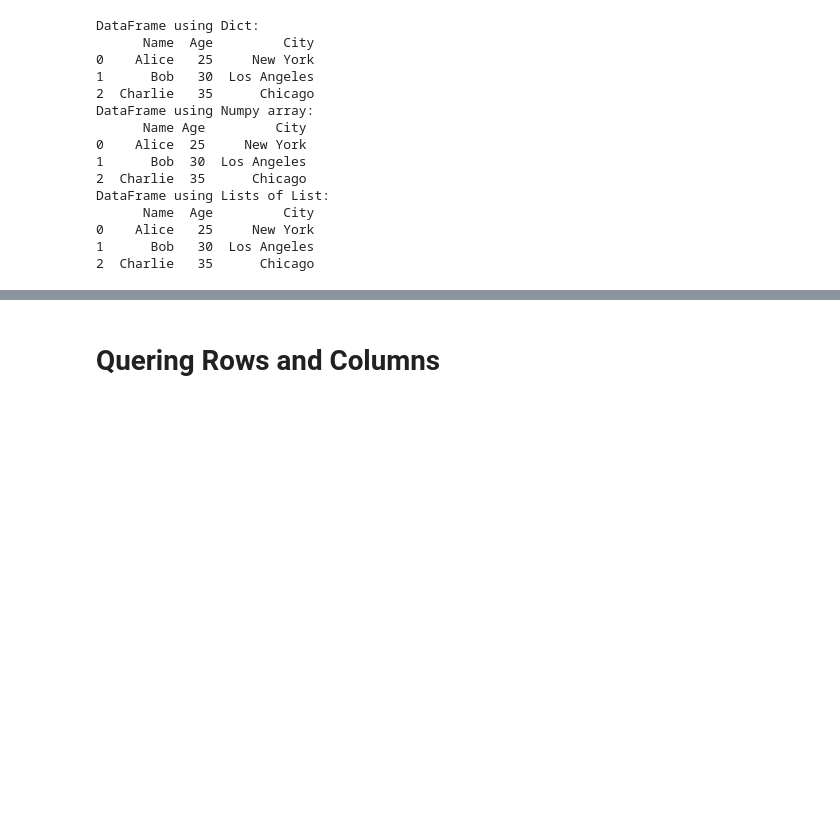
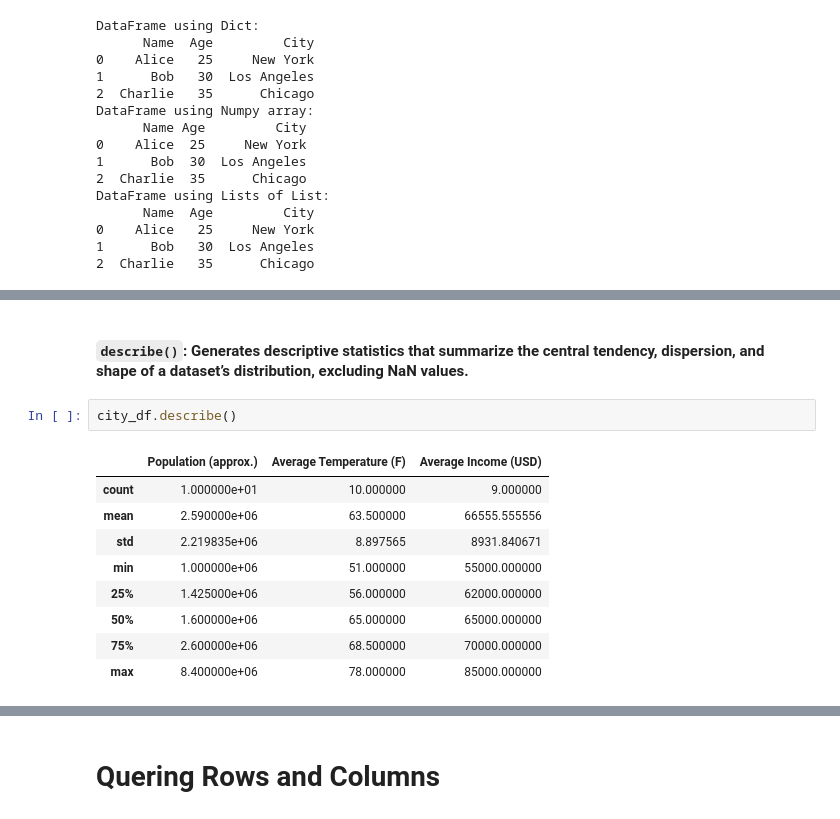
Before and after one commit to babli18/Programming-for-Analytics, a Jupyter notebook: Lectures/class 5.ipynb, the cells around one changed output, grey strips where cells are left out. Drawn from its saved outputs; the diff is of its cells as text; blank space fills up the shorter version.

```diff
--- a/Lectures/class 5.ipynb
+++ b/Lectures/class 5.ipynb
@@ -190,0 +297,14 @@ Size of Data Frame: 15
+# %% [markdown]
+#### `describe()`: Generates descriptive statistics that summarize the central tendency, dispersion, and shape of a dataset’s distribution, excluding NaN values.<br>
+# %%
+city_df.describe()
+# %% [output]
+|  | Population (approx.) | Average Temperature (F) | Average Income (USD) |
+| count | 1.000000e+01 | 10.000000 | 9.000000 |
+| mean | 2.590000e+06 | 63.500000 | 66555.555556 |
+| std | 2.219835e+06 | 8.897565 | 8931.840671 |
+| min | 1.000000e+06 | 51.000000 | 55000.000000 |
+| 25% | 1.425000e+06 | 56.000000 | 62000.000000 |
+| 50% | 1.600000e+06 | 65.000000 | 65000.000000 |
+| 75% | 2.600000e+06 | 68.500000 | 70000.000000 |
+| max | 8.400000e+06 | 78.000000 | 85000.000000 |
```
Also changed, not shown: parts of 46 cells of this notebook.
